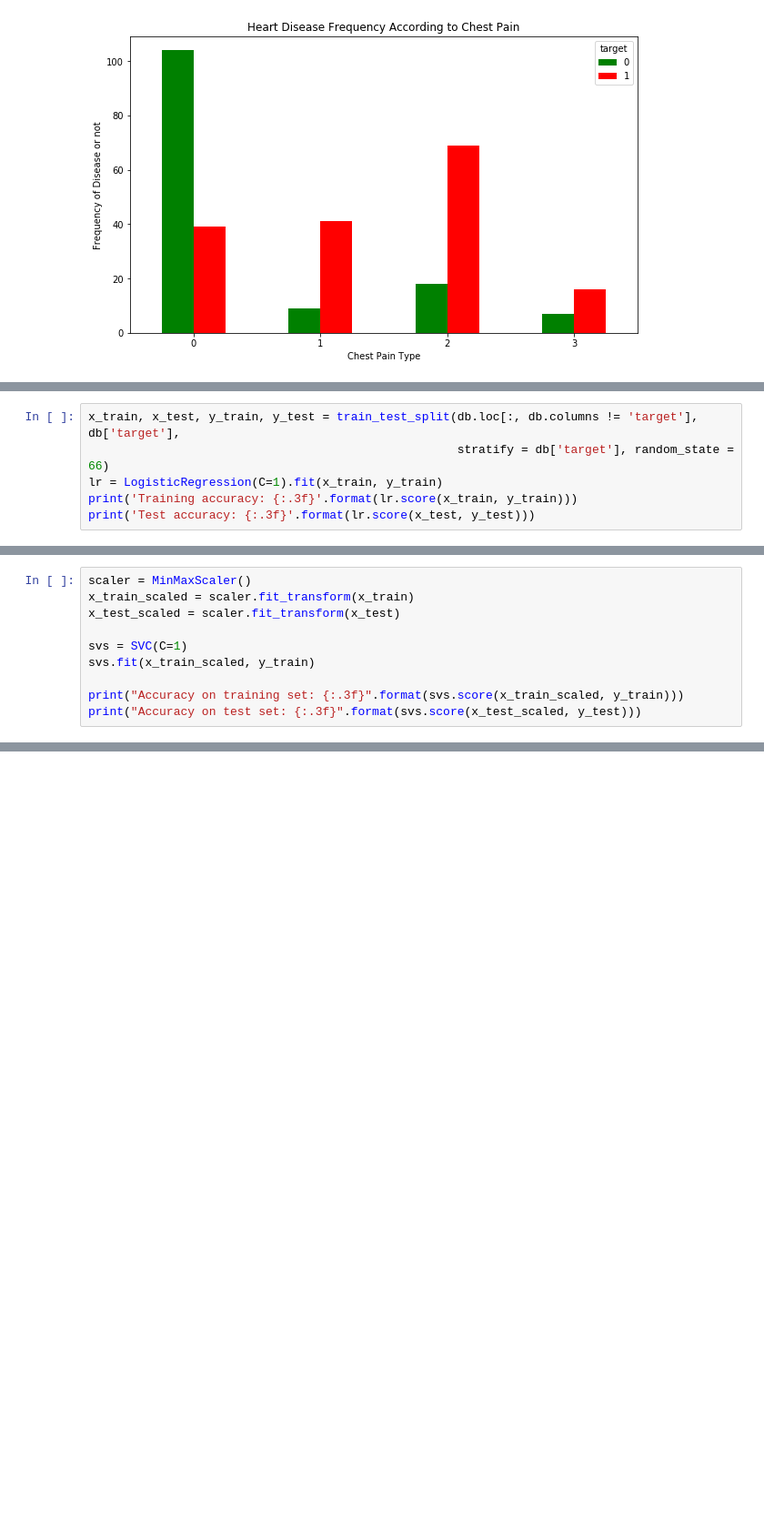
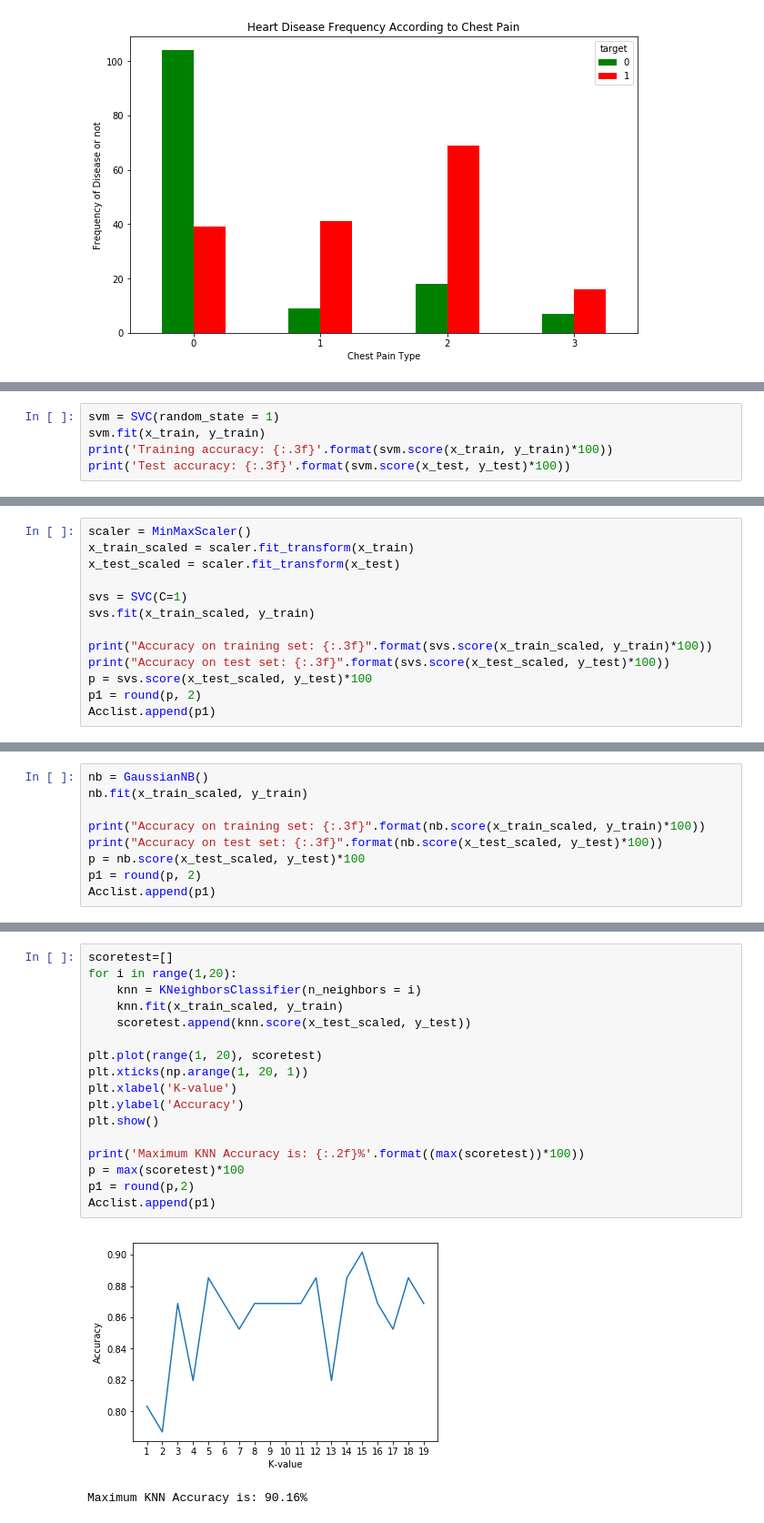
Before and after one commit to Yashtandon98/HeartDisease-EDA, a Jupyter notebook: Heart-EDA.ipynb, the cells around one changed output, grey strips where cells are left out. Shown at 91% size. Saved outputs shown, nothing was run; the diff lists cells and outputs as text; blank space fills up the shorter version.

```diff
--- a/Heart-EDA.ipynb
+++ b/Heart-EDA.ipynb
@@ -127,7 +144,6 @@ plt.show()
 # %%
-x_train, x_test, y_train, y_test = train_test_split(db.loc[:, db.columns != 'target'], db['target'],
-                                                    stratify = db['target'], random_state = 66)
-lr = LogisticRegression(C=1).fit(x_train, y_train)
-print('Training accuracy: {:.3f}'.format(lr.score(x_train, y_train)))
-print('Test accuracy: {:.3f}'.format(lr.score(x_test, y_test)))
+svm = SVC(random_state = 1)
+svm.fit(x_train, y_train)
+print('Training accuracy: {:.3f}'.format(svm.score(x_train, y_train)*100))
+print('Test accuracy: {:.3f}'.format(svm.score(x_test, y_test)*100))
 # %% [output]
@@ -149,6 +157,9 @@ x_test_scaled = scaler.fit_transform(x_test)
 svs = SVC(C=1)
 svs.fit(x_train_scaled, y_train)
 
-print("Accuracy on training set: {:.3f}".format(svs.score(x_train_scaled, y_train)))
-print("Accuracy on test set: {:.3f}".format(svs.score(x_test_scaled, y_test)))
+print("Accuracy on training set: {:.3f}".format(svs.score(x_train_scaled, y_train)*100))
+print("Accuracy on test set: {:.3f}".format(svs.score(x_test_scaled, y_test)*100))
+p = svs.score(x_test_scaled, y_test)*100
+p1 = round(p, 2)
+Acclist.append(p1)
 # %% [output]
@@ -156,0 +168,9 @@ Accuracy on test set: 0.776
+# %%
+nb = GaussianNB()
+nb.fit(x_train_scaled, y_train)
+
+print("Accuracy on training set: {:.3f}".format(nb.score(x_train_scaled, y_train)*100))
+print("Accuracy on test set: {:.3f}".format(nb.score(x_test_scaled, y_test)*100))
+p = nb.score(x_test_scaled, y_test)*100
+p1 = round(p, 2)
+Acclist.append(p1)
@@ -156,0 +180,20 @@ Accuracy on test set: 0.776
+# %%
+scoretest=[]
+for i in range(1,20):
+    knn = KNeighborsClassifier(n_neighbors = i)
+    knn.fit(x_train_scaled, y_train)
+    scoretest.append(knn.score(x_test_scaled, y_test))
+
+plt.plot(range(1, 20), scoretest)
+plt.xticks(np.arange(1, 20, 1))
+plt.xlabel('K-value')
+plt.ylabel('Accuracy')
+plt.show()
+
+print('Maximum KNN Accuracy is: {:.2f}%'.format((max(scoretest))*100))
+p = max(scoretest)*100
+p1 = round(p,2)
+Acclist.append(p1)
+# %% [output]
+[figure, added]
+Maximum KNN Accuracy is: 90.16%
```
Also changed, not shown: parts of 7 cells of this notebook.
